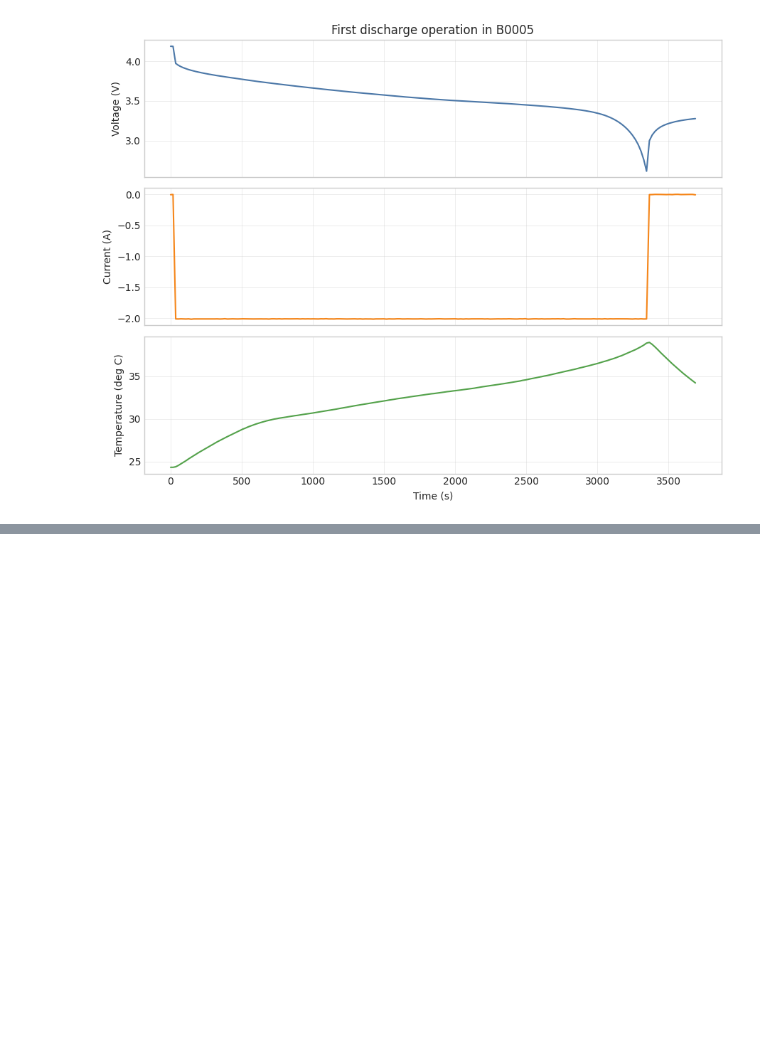
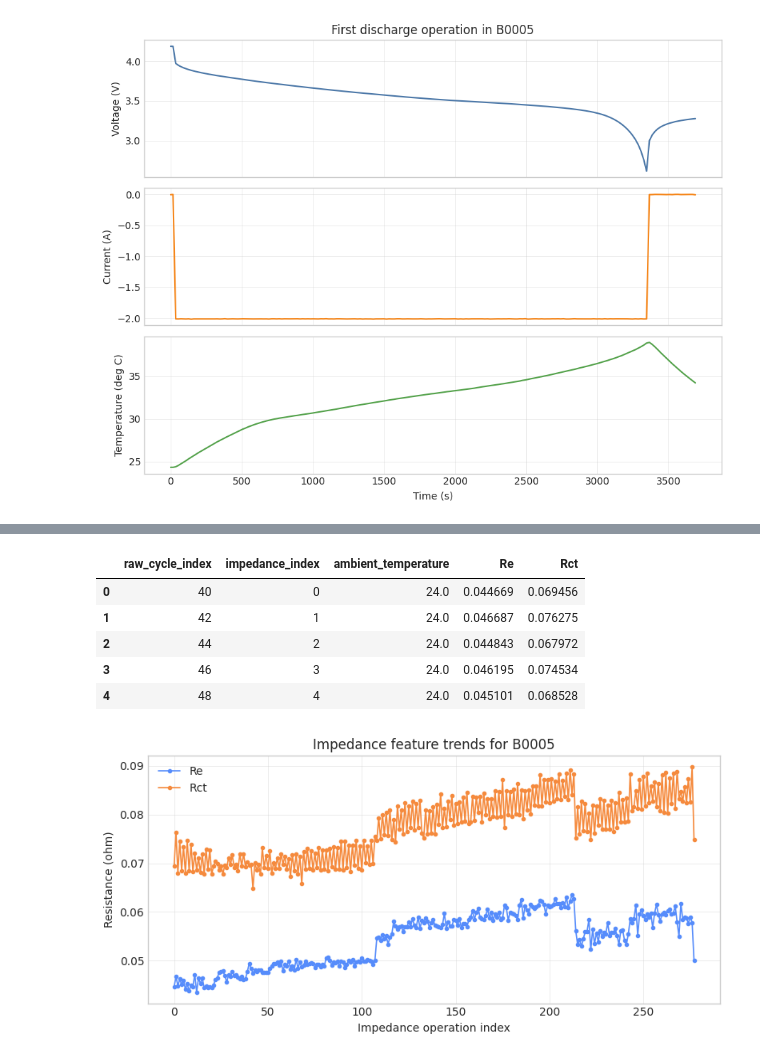
Before and after one commit to aymen-elo/xai-nasa-battery-aging, a Jupyter notebook: notebooks/01_dataset_inspection.ipynb, the cells around one changed output, grey strips where cells are left out. Saved outputs shown, nothing was run; the diff lists cells and outputs as text; code cells hidden in the pictures; blank space fills up the shorter version.

```diff
--- a/notebooks/01_dataset_inspection.ipynb
+++ b/notebooks/01_dataset_inspection.ipynb
@@ -331,0 +440,43 @@ inventory_df.sort_values(["folder", "battery_id"]).reset_index(drop=True)
+# %%
+def impedance_summary(cycles):
+    rows = []
+    impedance_index = 0
+
+    for raw_index, cycle in enumerate(cycles):
+        if cycle.type != "impedance":
+            continue
+
+        rows.append({
+            "raw_cycle_index": raw_index,
+            "impedance_index": impedance_index,
+            "ambient_temperature": float(cycle.ambient_temperature),
+            "Re": optional_scalar(cycle.data, "Re"),
+            "Rct": optional_scalar(cycle.data, "Rct"),
+        })
+        impedance_index += 1
+
+    return pd.DataFrame(rows)
+
+impedance_df = impedance_summary(cycles)
+display(impedance_df.head())
+
+if impedance_df.empty:
+    print(f"No impedance operations found for {sample_path.stem}.")
+else:
+    fig, ax = plt.subplots(figsize=(8, 4))
+    for column in ["Re", "Rct"]:
+        if impedance_df[column].notna().any():
+            ax.plot(impedance_df["impedance_index"], impedance_df[column], marker=".", linewidth=1.2, label=column)
+    ax.set_title(f"Impedance feature trends for {sample_path.stem}")
+    ax.set_xlabel("Impedance operation index")
+    ax.set_ylabel("Resistance (ohm)")
+    ax.legend()
+    plt.tight_layout()
+# %% [output]
+|  | raw_cycle_index | impedance_index | ambient_temperature | Re | Rct |
+| 0 | 40 | 0 | 24.0 | 0.044669 | 0.069456 |
+| 1 | 42 | 1 | 24.0 | 0.046687 | 0.076275 |
+| 2 | 44 | 2 | 24.0 | 0.044843 | 0.067972 |
+| 3 | 46 | 3 | 24.0 | 0.046195 | 0.074534 |
+| 4 | 48 | 4 | 24.0 | 0.045101 | 0.068528 |
+[figure, added]
```
Also changed, not shown: parts of 39 cells of this notebook.
